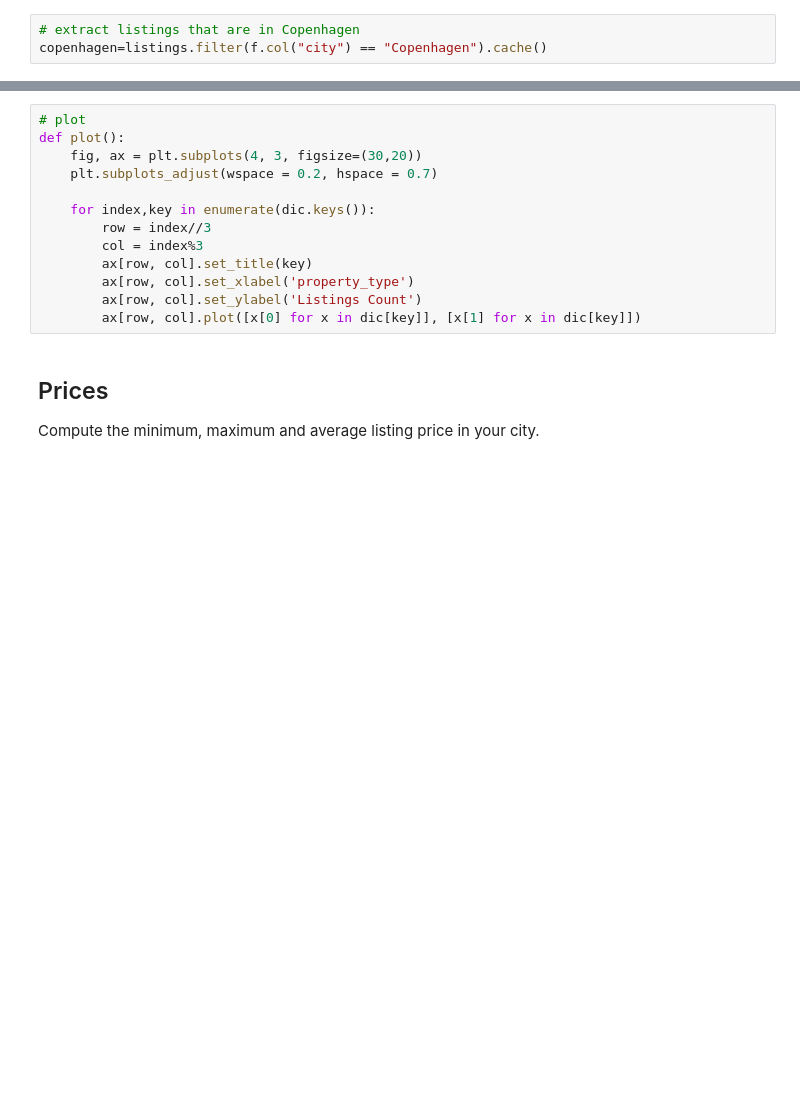
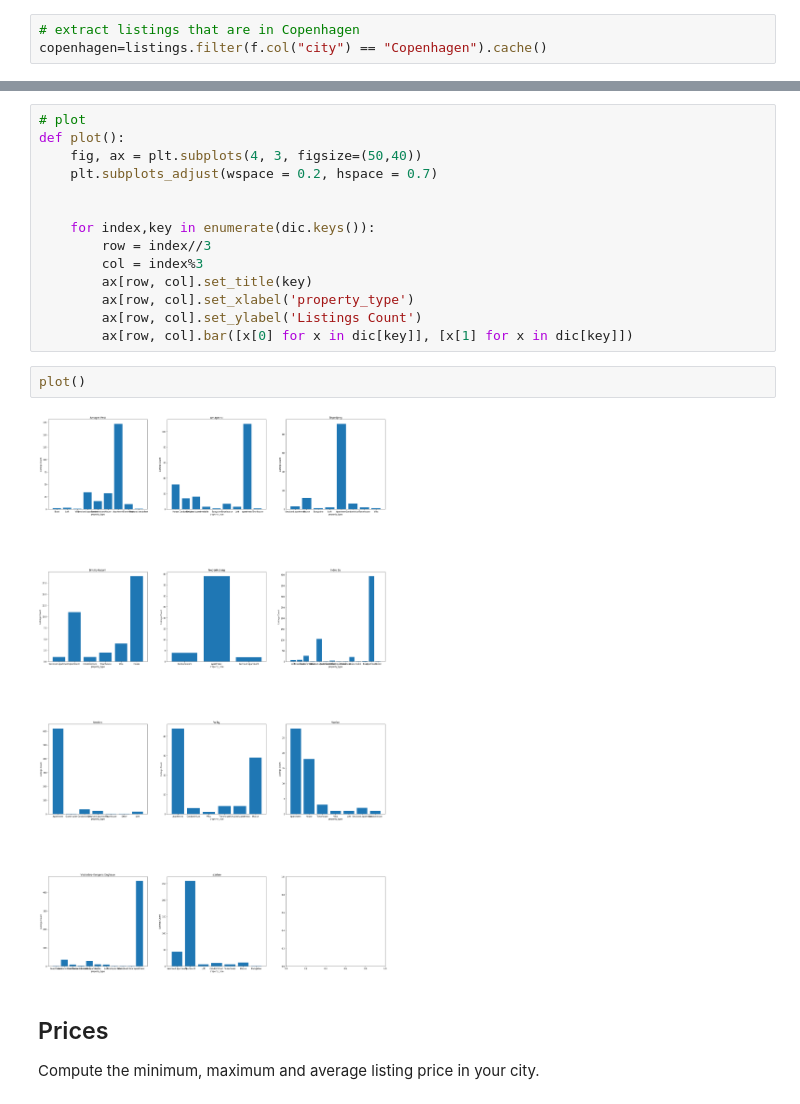
Before and after one commit to YangYuesong0323/Computational_Tools_Project3, a Jupyter notebook: Project 3 - Airbnb.ipynb, the cells around one changed output, grey strips where cells are left out. Saved outputs shown, nothing was run; the diff lists cells and outputs as text; blank space fills up the shorter version.

```diff
--- a/Project 3 - Airbnb.ipynb
+++ b/Project 3 - Airbnb.ipynb
@@ -239,8 +219,9 @@ Py4JError: An error occurred while calling o11.setCallSite
 # %%
 # plot
 def plot():
-    fig, ax = plt.subplots(4, 3, figsize=(30,20))
+    fig, ax = plt.subplots(4, 3, figsize=(50,40))
     plt.subplots_adjust(wspace = 0.2, hspace = 0.7)
+
 
     for index,key in enumerate(dic.keys()):
         row = index//3
@@ -248,7 +229,11 @@ def plot():
         ax[row, col].set_title(key)
         ax[row, col].set_xlabel('property_type')
         ax[row, col].set_ylabel('Listings Count')
-        ax[row, col].plot([x[0] for x in dic[key]], [x[1] for x in dic[key]])
+        ax[row, col].bar([x[0] for x in dic[key]], [x[1] for x in dic[key]])
+# %%
+plot()
+# %% [output]
+[figure, added]
 # %% [markdown]
 ## Prices
 Compute the minimum, maximum and average listing price in your city.
```
Also changed, not shown: parts of 3 cells of this notebook.
